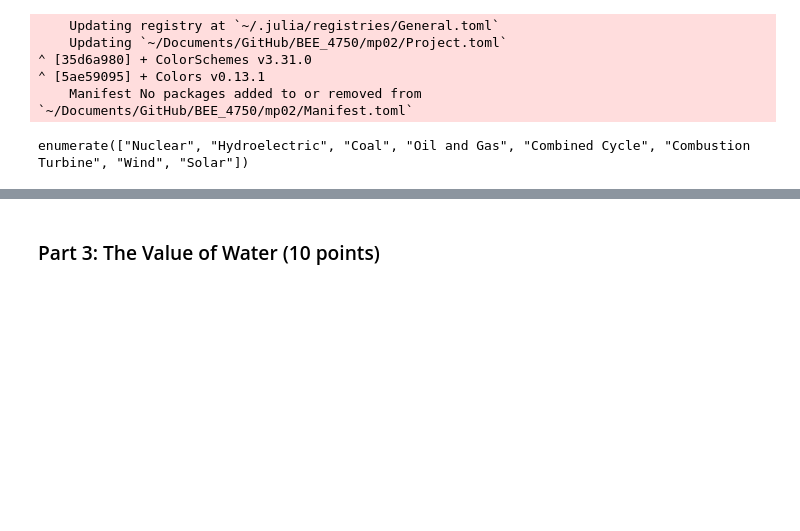
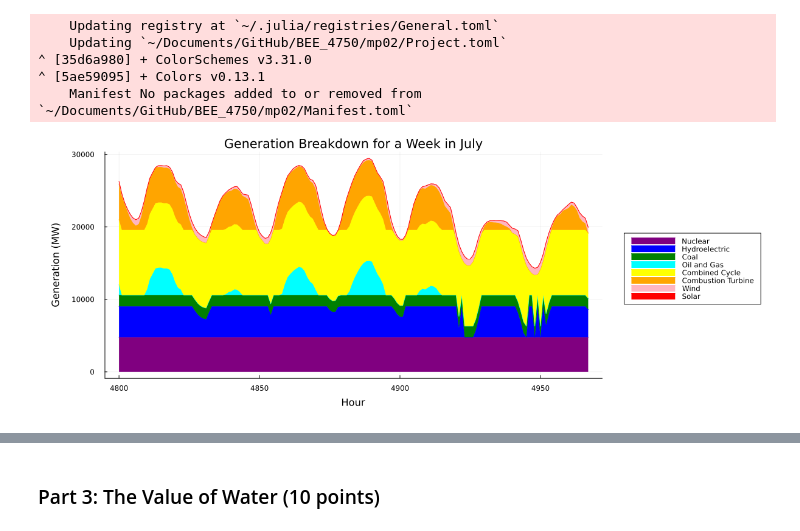
Before and after one commit to clairewang23/mp02, a Jupyter notebook: mp02.ipynb, the cells around one changed output, grey strips where cells are left out. Cells and saved outputs as stored; diff of their text form; code cells hidden in the pictures; blank space fills up the shorter version.

```diff
--- a/mp02.ipynb
+++ b/mp02.ipynb
@@ -265,17 +265,19 @@ Pkg.add(["Colors", "ColorSchemes"])
 # %%
 weekly_hours = vec([24*200, 24*207])
 
 resources = ["Nuclear", "Hydroelectric", "Coal", "Oil and Gas", "Combined Cycle", "Combustion Turbine", "Wind", "Solar"]
-resource_colors = [:purple, :blue, :green, :sky, :yellow, :orange, :vermillion, :red]
+resource_colors = [:purple, :blue, :green, :cyan, :yellow, :orange, :lightpink, :red]
 
 by_resource = zeros(weekly_hours[2] - weekly_hours[1], length(resources))
 
-# for (j, resource) in enumerate(resources)
-#     by_resource[:, j] = vec(sum(base_day.generation[gens.Resource .== resource, :]; dims=1))
-# end
+for t in weekly_hours[1]:(weekly_hours[2]-1)
+    for g in 1:n_plants
+        by_resource[t-(weekly_hours[1]-1),g] = generation_matrix[g,t]
+    end
+end
 
-# areaplot(day_hours, by_resource, label=permutedims(resources), color=permutedims(resource_colors),
-#     xlabel="Hour", ylabel="Generation  [MW]", legend=:outerright, xticks=0:6:24,
-#     size=(1200, 460), left_margin=10mm, ylims=(0, 2600))
+areaplot(range(weekly_hours[1], weekly_hours[2]-1), by_resource, color=permutedims(resource_colors),
+    xlabel="Hour", ylabel="Generation (MW)", legend=:outerright, label=permutedims(resources),
+    size=(1200,460), left_margin=10mm, bottom_margin=8mm, title="Generation Breakdown for a Week in July", yformatter=:plain)
 # %% [output]
-enumerate(["Nuclear", "Hydroelectric", "Coal", "Oil and Gas", "Combined Cycle", "Combustion Turbine", "Wind", "Solar"])
+[figure, added]
```
Also changed, not shown: parts of 3 cells of this notebook.
